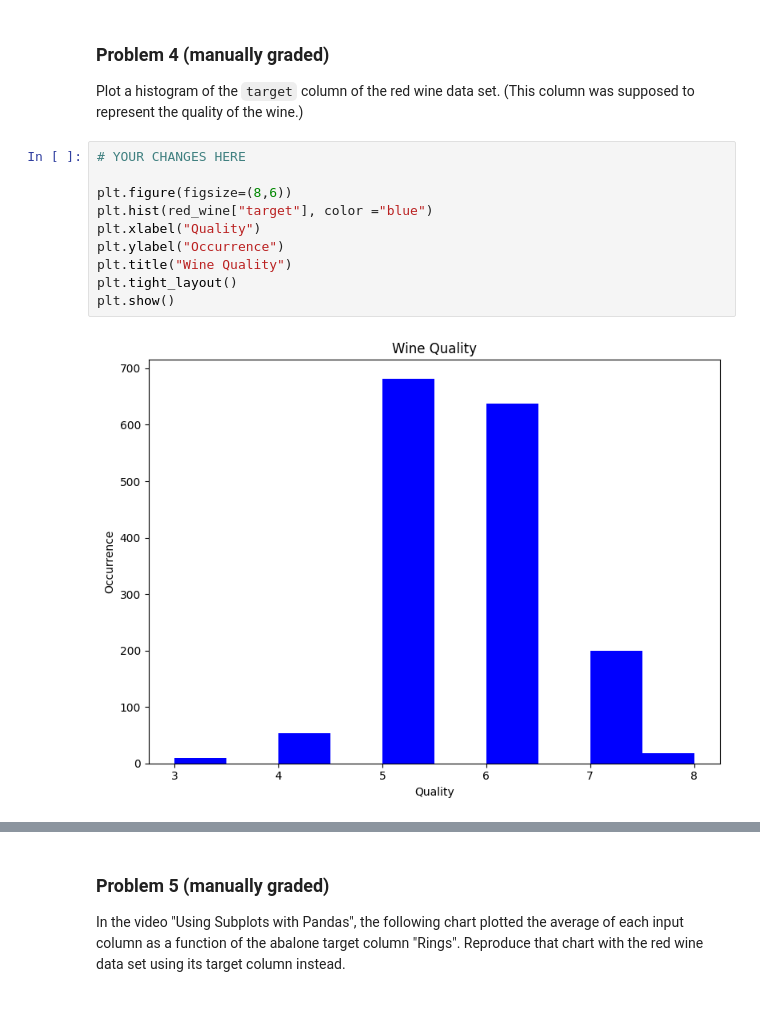
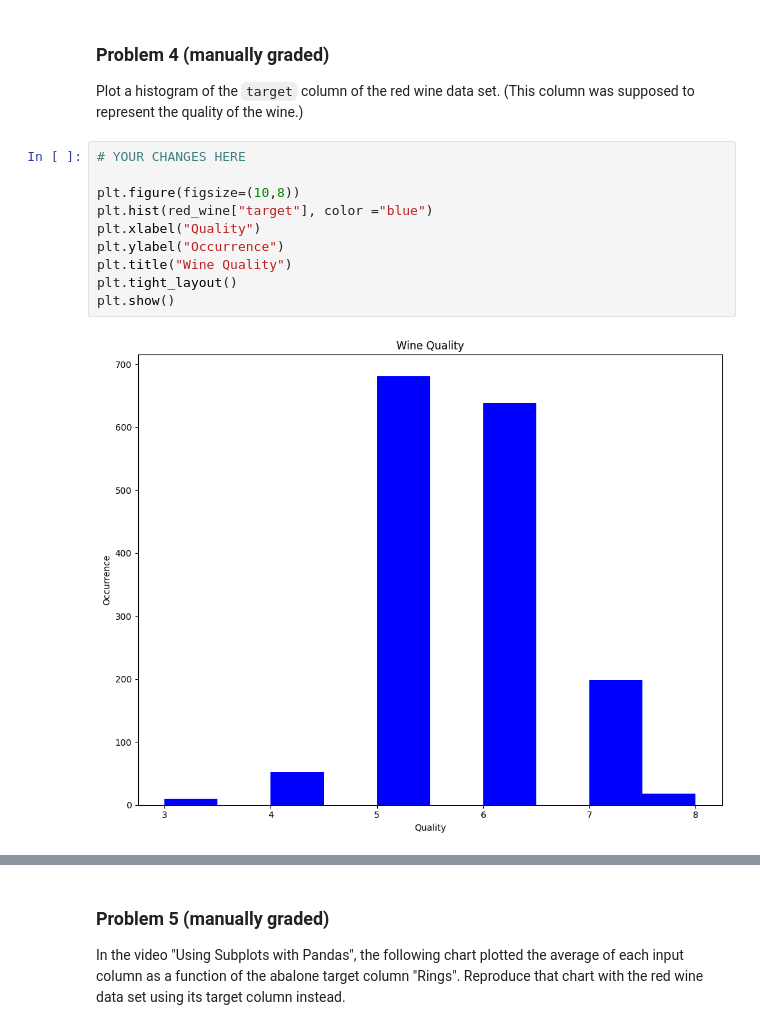
Before and after one commit to garikapativineet/dx602-homework-10, a Jupyter notebook: homework.ipynb, the cells around one changed output, grey strips where cells are left out. Cells and saved outputs as stored; diff of their text form.

```diff
--- a/homework.ipynb
+++ b/homework.ipynb
@@ -103,15 +103,15 @@ Plot a histogram of the `target` column of the red wine data set.
 # %%
 # YOUR CHANGES HERE
 
-plt.figure(figsize=(8,6))
+plt.figure(figsize=(10,8))
 plt.hist(red_wine["target"], color ="blue")
 plt.xlabel("Quality")
 plt.ylabel("Occurrence")
 plt.title("Wine Quality")
 plt.tight_layout()
 plt.show()
 # %% [output]
-[figure, old version]
+[figure, new version]
 # %% [markdown]
 <div style="page-break-after: always;"></div>
 # %% [markdown]
```
Also changed, not shown: parts of 8 cells of this notebook.
